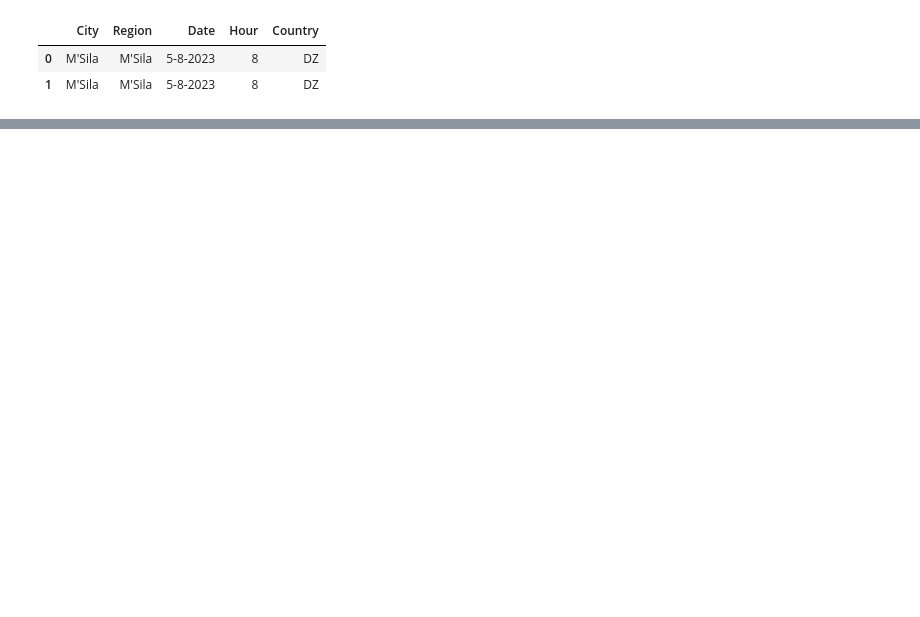
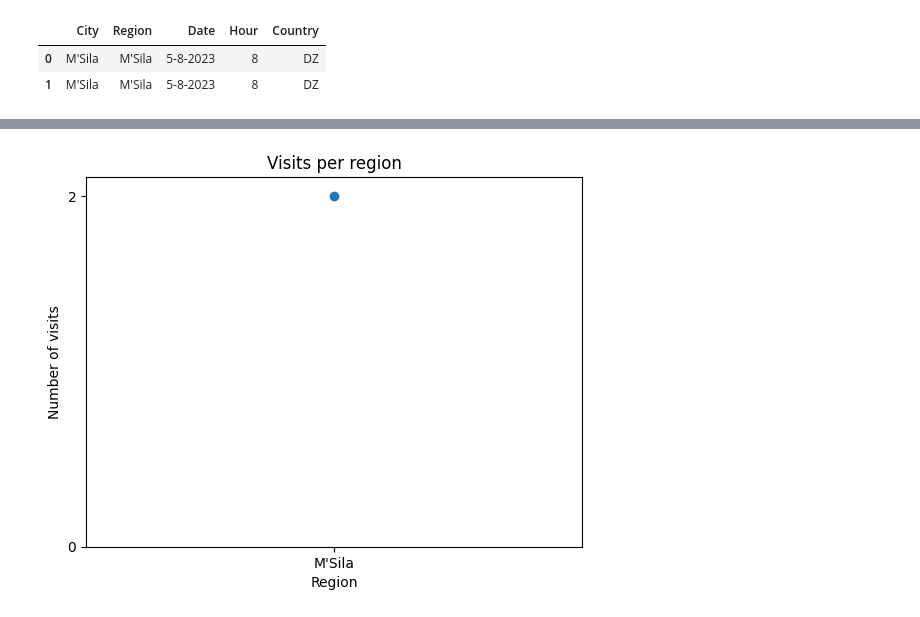
Before and after one commit to abd-ellatif/CondorSult-Analytics, a Jupyter notebook: Other Analytics.ipynb, the cells around one changed output, grey strips where cells are left out. Drawn from its saved outputs; the diff is of its cells as text; code cells hidden in the pictures; blank space fills up the shorter version.

```diff
--- a/Other Analytics.ipynb
+++ b/Other Analytics.ipynb
@@ -21,0 +36,9 @@ Country.to_json("Visits per Country",orient="records")
+# %%
+plt.plot(Regions['Region'], Regions['Count'], marker='o', linestyle='-')
+plt.xlabel('Region')
+plt.ylabel('Number of visits')
+plt.title('Visits per region')
+plt.yticks(range(0, max(Regions['Count'])+1, 2))
+plt.show()
+# %% [output]
+[figure, added]
```
Also changed, not shown: parts of 7 cells of this notebook, 2 other files.
